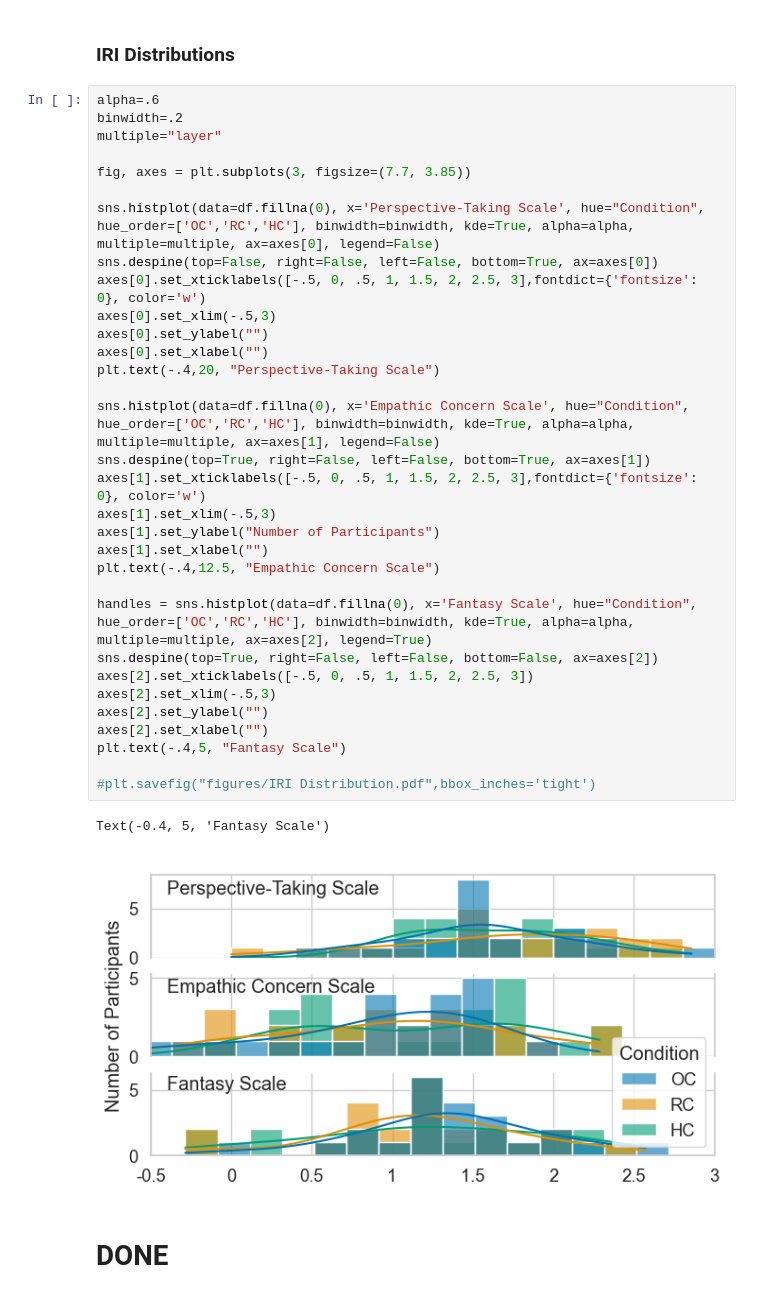
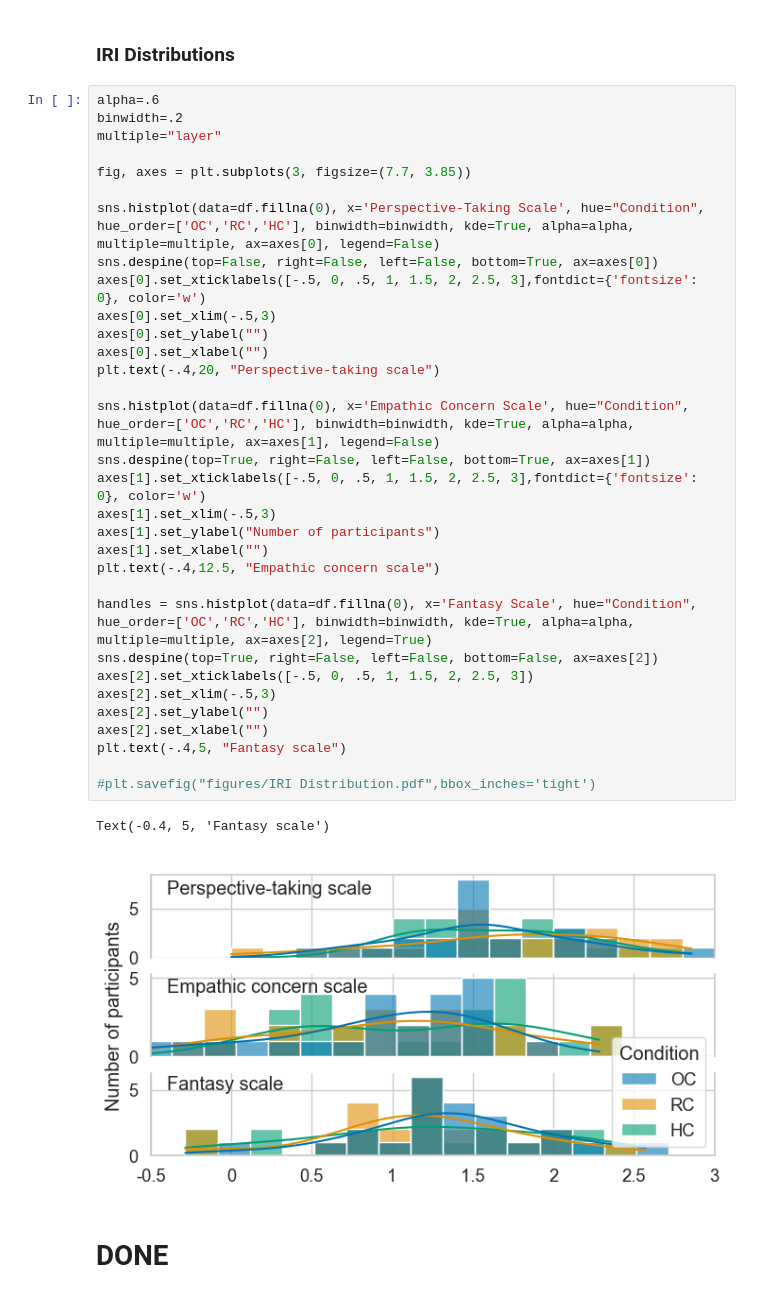
Before and after one commit to Joao-Tiago-Almeida/HRI2023---Conference-Paper, a Jupyter notebook: main.ipynb, the cells around one changed output. Drawn from its saved outputs; the diff is of its cells as text.

```diff
--- a/main.ipynb
+++ b/main.ipynb
@@ -786,38 +780,38 @@ OC vs RC: 2.00109e-02
 # %%
 alpha=.6
 binwidth=.2
 multiple="layer"
 
 fig, axes = plt.subplots(3, figsize=(7.7, 3.85))
 
 sns.histplot(data=df.fillna(0), x='Perspective-Taking Scale', hue="Condition", hue_order=['OC','RC','HC'], binwidth=binwidth, kde=True, alpha=alpha, multiple=multiple, ax=axes[0], legend=False)
 sns.despine(top=False, right=False, left=False, bottom=True, ax=axes[0])
 axes[0].set_xticklabels([-.5, 0, .5, 1, 1.5, 2, 2.5, 3],fontdict={'fontsize': 0}, color='w')
 axes[0].set_xlim(-.5,3)
 axes[0].set_ylabel("")
 axes[0].set_xlabel("")
-plt.text(-.4,20, "Perspective-Taking Scale")
+plt.text(-.4,20, "Perspective-taking scale")
 
 sns.histplot(data=df.fillna(0), x='Empathic Concern Scale', hue="Condition", hue_order=['OC','RC','HC'], binwidth=binwidth, kde=True, alpha=alpha, multiple=multiple, ax=axes[1], legend=False)
 sns.despine(top=True, right=False, left=False, bottom=True, ax=axes[1])
 axes[1].set_xticklabels([-.5, 0, .5, 1, 1.5, 2, 2.5, 3],fontdict={'fontsize': 0}, color='w')
 axes[1].set_xlim(-.5,3)
-axes[1].set_ylabel("Number of Participants")
+axes[1].set_ylabel("Number of participants")
 axes[1].set_xlabel("")
-plt.text(-.4,12.5, "Empathic Concern Scale")
+plt.text(-.4,12.5, "Empathic concern scale")
 
 handles = sns.histplot(data=df.fillna(0), x='Fantasy Scale', hue="Condition", hue_order=['OC','RC','HC'], binwidth=binwidth, kde=True, alpha=alpha, multiple=multiple, ax=axes[2], legend=True)
 sns.despine(top=True, right=False, left=False, bottom=False, ax=axes[2])
 axes[2].set_xticklabels([-.5, 0, .5, 1, 1.5, 2, 2.5, 3])
 axes[2].set_xlim(-.5,3)
 axes[2].set_ylabel("")
 axes[2].set_xlabel("")
-plt.text(-.4,5, "Fantasy Scale")
+plt.text(-.4,5, "Fantasy scale")
 
 #plt.savefig("figures/IRI Distribution.pdf",bbox_inches='tight')
 # %% [output]
-Text(-0.4, 5, 'Fantasy Scale')
+Text(-0.4, 5, 'Fantasy scale')
-[figure, old version]
+[figure, new version]
 # %% [markdown]
 # DONE
 # %%
```
Also changed, not shown: parts of 6 cells of this notebook, 4 other files.
